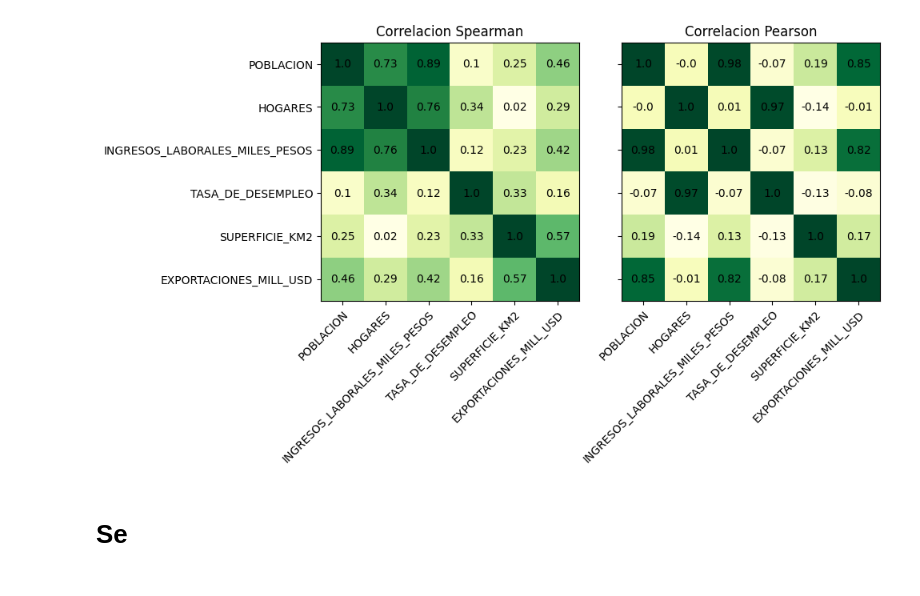
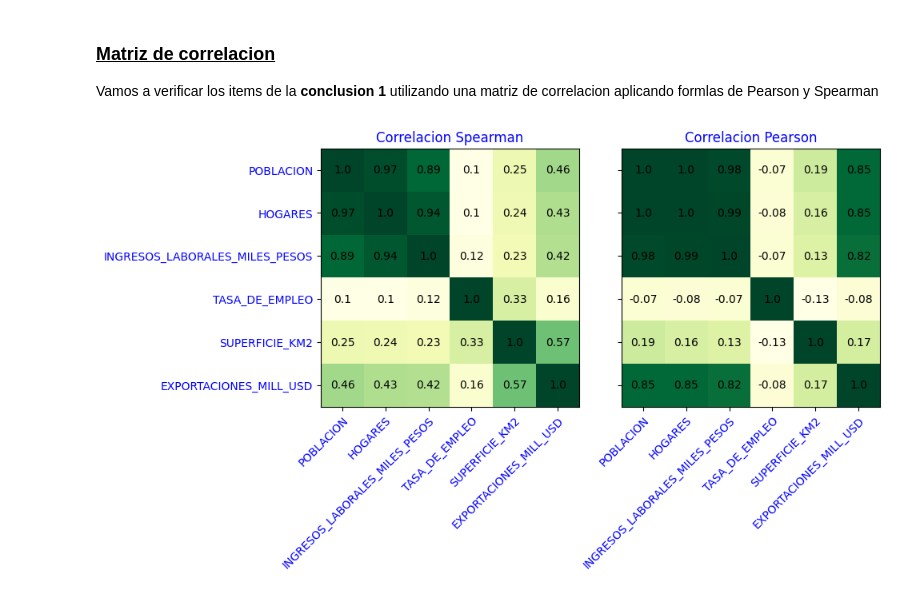
Before and after one commit to amaranto/tuia-datascience-tp1, a Jupyter notebook: ej1.ipynb, the cells around one changed output. Saved outputs shown, nothing was run; the diff lists cells and outputs as text; code cells hidden in the pictures.

```diff
--- a/ej1.ipynb
+++ b/ej1.ipynb
@@ -34,30 +53,29 @@ df.head()
 import numpy as np
 
 # Normalizando los tipos de datos
-
-# Se multiplica por 1000 y se convierte a int para que quede como entero las dos primeras columnas
-# Como los valores no tienen sentidos para provincias chicas como catamarca
-# se asume que provincias con un valor actual en menos de 100000 habitantes no estaban en escalas de miles.
-# Luego se procede a mover de escala de unidades para los valores del resto de las provincias < a 100 mil.
-
+# Se nota que hay dos escalas de valores distintas para la cantidad de poblacion y hogares
 for col in df.columns[1:3]:
 
+    # Se interpolan los valores numericos tipo NaN
     if df[col].isna().sum() > 0:
         df[col].interpolate(inplace=True)
 
+    # La siguientes sentencias solo se ejecutan la primera vez
+    # cuando los datos todavia no fueron casteados a int64
     if df[col].dtype != 'int64':
+        # Se multiplica por 1000 y se convierte a int para que quede como entero las dos primeras columnas
         df[col] = df[col] * 1000
         df[col] = df[col].astype('int64')
-        df[col] = np.where(df[col] < 100000, df[col]*1000 , df[col])
 
-df.rename(columns={
-    'POBLACION_MILES' : 'POBLACION',
-    'HOGARES_MILES': 'HOGARES',
-    'PROVINCIA': 'PROVINCIAS'},
-    inplace=True)
+        # Valores de POBLACION_MILES menores a 100mil estaban en escala de miles por lo que se lleva a escala por unidades
+        if col=="POBLACION_MILES":
+            df[col] = np.where(df[col] < 100000 , df[col]*1000 , df[col])
+
+        # Valores de HOGARES_MILES menores a 10mil estaban en escala de miles por lo que se lleva a escala por unidades
+        if col=="HOGARES_MILES":
+            df[col] = np.where(df[col] < 10000, df[col]*1000 , df[col])
 
 # Se convierte desde string a float64 el resto de los valores para el resto de las columnas
-#
 for col in df.columns[3:]:
     if df[col].dtype != 'float64':
         df[col] = df[col].str.replace('.','')
@@ -66,5 +84,12 @@ for col in df.columns[3:]:
     if df[col].isna().sum() > 0:
         df[col].interpolate(inplace=True)
 
-df.head()
+# Se mejoran el nombre de algunas colum
+df.rename(columns={
+    'POBLACION_MILES' : 'POBLACION',
+    'HOGARES_MILES': 'HOGARES',
+    'PROVINCIA': 'PROVINCIAS'
+    },
+    inplace=True)
+df
 # %% [output]
@@ -81,41 +170,45 @@ avg_personas_x_km2 = [ { row[1]["PROVINCIAS"] :   row[1]["POBLACION"]/row[1]["SU
+# %% [markdown]
+### <u>Matriz de correlacion</u>
+Vamos a verificar los items de la **conclusion 1** utilizando una matriz de correlacion aplicando formlas de Pearson y Spearman
 # %%
 import numpy as np
 import matplotlib
 import matplotlib as mpl
 import matplotlib.pyplot as plt
 
-keys = ["POBLACION","HOGARES","INGRESOS_LABORALES_MILES_PESOS","TASA_DE_DESEMPLEO","SUPERFICIE_KM2","EXPORTACIONES_MILL_USD"]
+keys = ["POBLACION","HOGARES","INGRESOS_LABORALES_MILES_PESOS","TASA_DE_EMPLEO","SUPERFICIE_KM2","EXPORTACIONES_MILL_USD"]
 
 corr_pearson = df[keys].corr(method = 'pearson').round(2).values
 corr_spearman = df[keys].corr(method = 'spearman').round(2).values
 
 fig, axs = plt.subplots(1,2,sharey=True,sharex=False,figsize=(10,10) )
 
 ims = axs[0].imshow(corr_spearman, cmap="YlGn")
 imp = axs[1].imshow(corr_pearson,cmap="YlGn")
 
 # Mostrar los respectivos ticks con sus entradas correspondientes
 [ax.set_xticks(np.arange(len(keys)), labels=keys) for ax in axs ]
 [ax.set_yticks(np.arange(len(keys)), labels=keys) for ax in axs ]
 
 # Rotacion y alineacion de los labels
 [plt.setp(ax.get_xticklabels(), rotation=45, ha="right",
-         rotation_mode="anchor") for ax in axs ]
+         rotation_mode="anchor",color=FONT_COLOR) for ax in axs ]
+
+[plt.setp(ax.get_yticklabels(), ha="right",
+color=FONT_COLOR) for ax in axs ]
 
 # Loop sobre las dimensiones de los datos y se crean los textos para cada celda
 for i in range(len(keys)):
     for j in range(len(keys)):
             axs[0].text(j, i, corr_spearman[i, j],
                     ha="center", va="center", color="black")
             axs[1].text(j, i, corr_pearson[i, j],
                     ha="center", va="center", color="black")
 
-axs[0].set_title("Correlacion Spearman")
-axs[1].set_title("Correlacion Pearson")
+axs[0].set_title("Correlacion Spearman", color=FONT_COLOR)
+axs[1].set_title("Correlacion Pearson", color=FONT_COLOR)
 
 fig.tight_layout()
 plt.show()
 # %% [output]
-[figure, old version]
+[figure, new version]
-# %% [markdown]
-# Se
```
Also changed, not shown: parts of 15 cells of this notebook.
